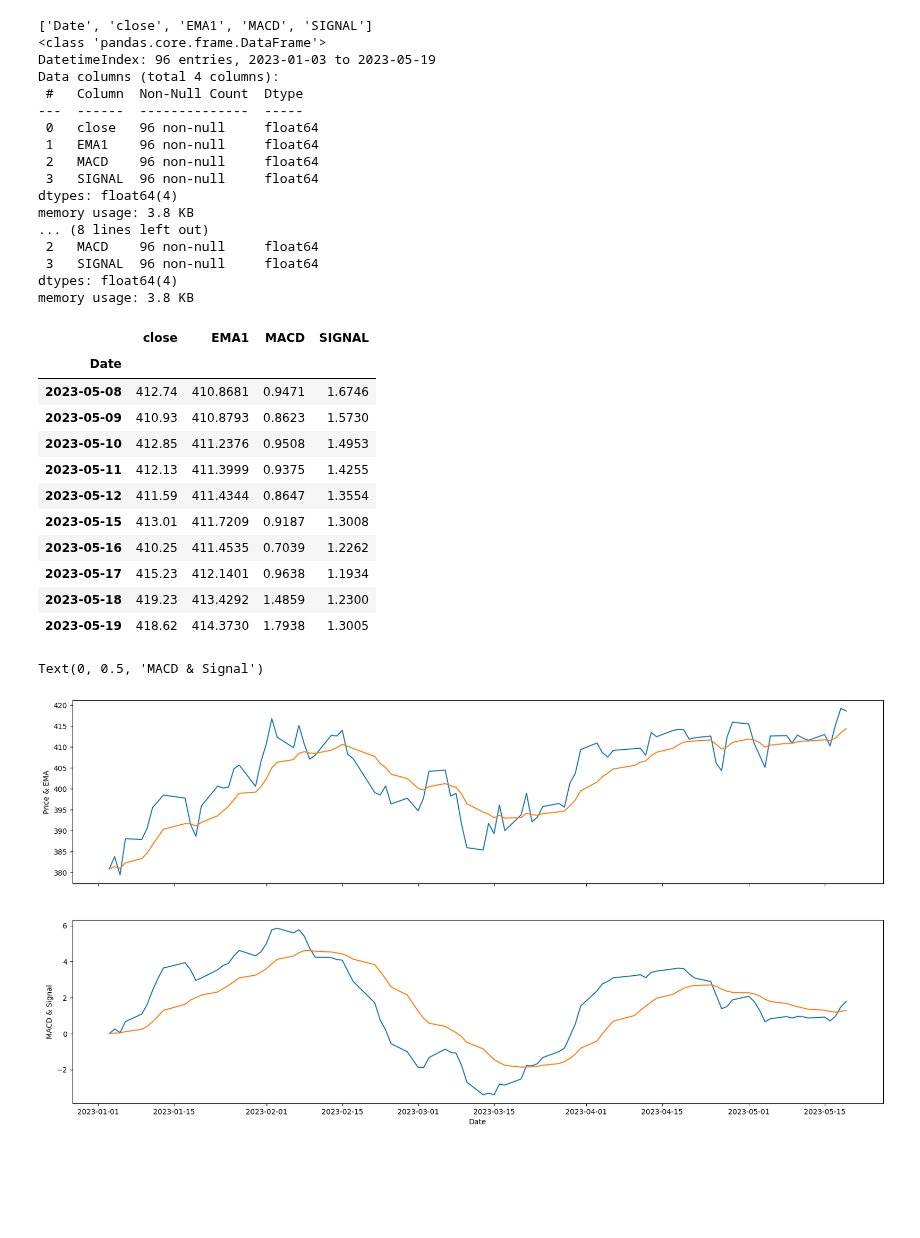
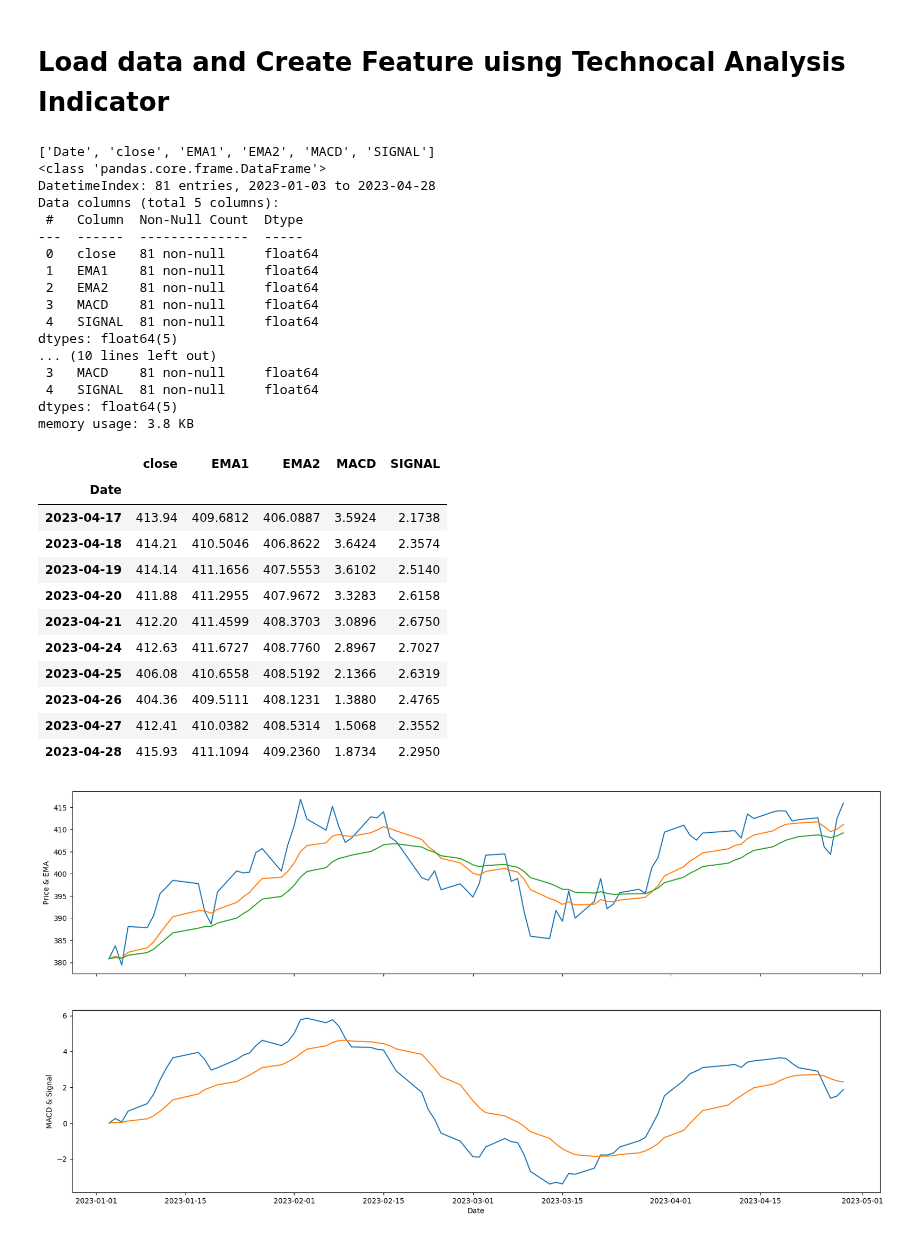
Before and after one commit to technqvi/TimeSeriesML-FinMarket, a Jupyter notebook: forecast-asset/forecast_asset_movement.ipynb, the cells around one changed output. Saved outputs shown, nothing was run; the diff lists cells and outputs as text; code cells hidden in the pictures; blank space fills up the shorter version.

```diff
--- a/forecast-asset/forecast_asset_movement.ipynb
+++ b/forecast-asset/forecast_asset_movement.ipynb
@@ -13,10 +17,15 @@ import seaborn as sns
 # %%
 ab_path = "../data/SPY-Daily-May23-Prediction.csv"
 
-start_date='2023-01-01'
-end_date='2023-12-31'
+start_date='2023-01-01'  # First recoud
+end_date='2023-04-28'  # last record
+# no bar=last record-start_date
+
+AssetName="S&P500"
 
 date_col='Date'
 prediction_col='EMA1'
-#feature_cols=['SIGNAL']
 feature_cols=['EMA1']
+
+input_sequence_length =60
+output_sequence_length =10
@@ -23,3 +73,5 @@ feature_cols=['EMA1']
+# %% [markdown]
+# Load data and Create Feature uisng Technocal Analysis Indicator
 # %%
 df=pd.read_csv(f'{ab_path}',parse_dates=['Date/Time'],dayfirst=True)
 df.rename(columns={'Date/Time':date_col},inplace=True)
@@ -27,6 +79,7 @@ df.drop(columns=['Ticker'],inplace=True)
 
 
 df['EMA1']=ta_trend.ema_indicator(close=df['close'],window=10,fillna=True).round(4)
+df['EMA2']=ta_trend.ema_indicator(close=df['close'],window=20,fillna=True).round(4)
 df['MACD']=ta_trend.macd(close=df['close'], window_slow=20, window_fast=10, fillna=True).round(4)
 df['SIGNAL']=ta_trend.macd_signal(close=df['close'], window_slow=20, window_fast=10,window_sign=15, fillna=True).round(4)
 
@@ -35,53 +88,54 @@ print(allCols)
 
 
 df.set_index(date_col,inplace=True)
-df=df.loc[start_date:end_date,:]
+df=df.loc[start_date:end_date]
 print(df.info())
 df.tail()
 
 df.info()
 df.tail(10)
 # %% [output]
-['Date', 'close', 'EMA1', 'MACD', 'SIGNAL']
+['Date', 'close', 'EMA1', 'EMA2', 'MACD', 'SIGNAL']
 <class 'pandas.core.frame.DataFrame'>
-DatetimeIndex: 96 entries, 2023-01-03 to 2023-05-19
-Data columns (total 4 columns):
+DatetimeIndex: 81 entries, 2023-01-03 to 2023-04-28
+Data columns (total 5 columns):
  #   Column  Non-Null Count  Dtype
 ---  ------  --------------  -----
- 0   close   96 non-null     float64
- 1   EMA1    96 non-null     float64
- 2   MACD    96 non-null     float64
- 3   SIGNAL  96 non-null     float64
-dtypes: float64(4)
+ 0   close   81 non-null     float64
+ 1   EMA1    81 non-null     float64
+ 2   EMA2    81 non-null     float64
+ 3   MACD    81 non-null     float64
+ 4   SIGNAL  81 non-null     float64
+dtypes: float64(5)
+... (10 lines left out)
+ 3   MACD    81 non-null     float64
+ 4   SIGNAL  81 non-null     float64
+dtypes: float64(5)
 memory usage: 3.8 KB
-... (8 lines left out)
- 2   MACD    96 non-null     float64
- 3   SIGNAL  96 non-null     float64
-dtypes: float64(4)
-memory usage: 3.8 KB
-|  | close | EMA1 | MACD | SIGNAL |
-| Date |  |  |  |  |
-| 2023-05-08 | 412.74 | 410.8681 | 0.9471 | 1.6746 |
-| 2023-05-09 | 410.93 | 410.8793 | 0.8623 | 1.5730 |
-| 2023-05-10 | 412.85 | 411.2376 | 0.9508 | 1.4953 |
-| 2023-05-11 | 412.13 | 411.3999 | 0.9375 | 1.4255 |
-| 2023-05-12 | 411.59 | 411.4344 | 0.8647 | 1.3554 |
-| 2023-05-15 | 413.01 | 411.7209 | 0.9187 | 1.3008 |
-| 2023-05-16 | 410.25 | 411.4535 | 0.7039 | 1.2262 |
-| 2023-05-17 | 415.23 | 412.1401 | 0.9638 | 1.1934 |
-| 2023-05-18 | 419.23 | 413.4292 | 1.4859 | 1.2300 |
-| 2023-05-19 | 418.62 | 414.3730 | 1.7938 | 1.3005 |
+|  | close | EMA1 | EMA2 | MACD | SIGNAL |
+| Date |  |  |  |  |  |
+| 2023-04-17 | 413.94 | 409.6812 | 406.0887 | 3.5924 | 2.1738 |
+| 2023-04-18 | 414.21 | 410.5046 | 406.8622 | 3.6424 | 2.3574 |
+| 2023-04-19 | 414.14 | 411.1656 | 407.5553 | 3.6102 | 2.5140 |
+| 2023-04-20 | 411.88 | 411.2955 | 407.9672 | 3.3283 | 2.6158 |
+| 2023-04-21 | 412.20 | 411.4599 | 408.3703 | 3.0896 | 2.6750 |
+| 2023-04-24 | 412.63 | 411.6727 | 408.7760 | 2.8967 | 2.7027 |
+| 2023-04-25 | 406.08 | 410.6558 | 408.5192 | 2.1366 | 2.6319 |
+| 2023-04-26 | 404.36 | 409.5111 | 408.1231 | 1.3880 | 2.4765 |
+| 2023-04-27 | 412.41 | 410.0382 | 408.5314 | 1.5068 | 2.3552 |
+| 2023-04-28 | 415.93 | 411.1094 | 409.2360 | 1.8734 | 2.2950 |
 # %%
 plt.subplots(2, 1, figsize = (20, 10),sharex=True)
 
 ax1 = plt.subplot(2, 1, 1)
-plt.plot(df[['close','EMA1']])
+plt.plot(df[['close','EMA1','EMA2']])
 plt.ylabel('Price & EMA')
 
 ax2 = plt.subplot(2, 1, 2)
 plt.plot(df[['MACD','SIGNAL']])
 plt.xlabel('Date')
 plt.ylabel('MACD & Signal')
+
+plt.show()
 # %% [output]
-Text(0, 0.5, 'MACD & Signal')
-[figure, old version]
+[figure, new version]
```
Also changed, not shown: parts of 9 cells of this notebook, 12 other files.
